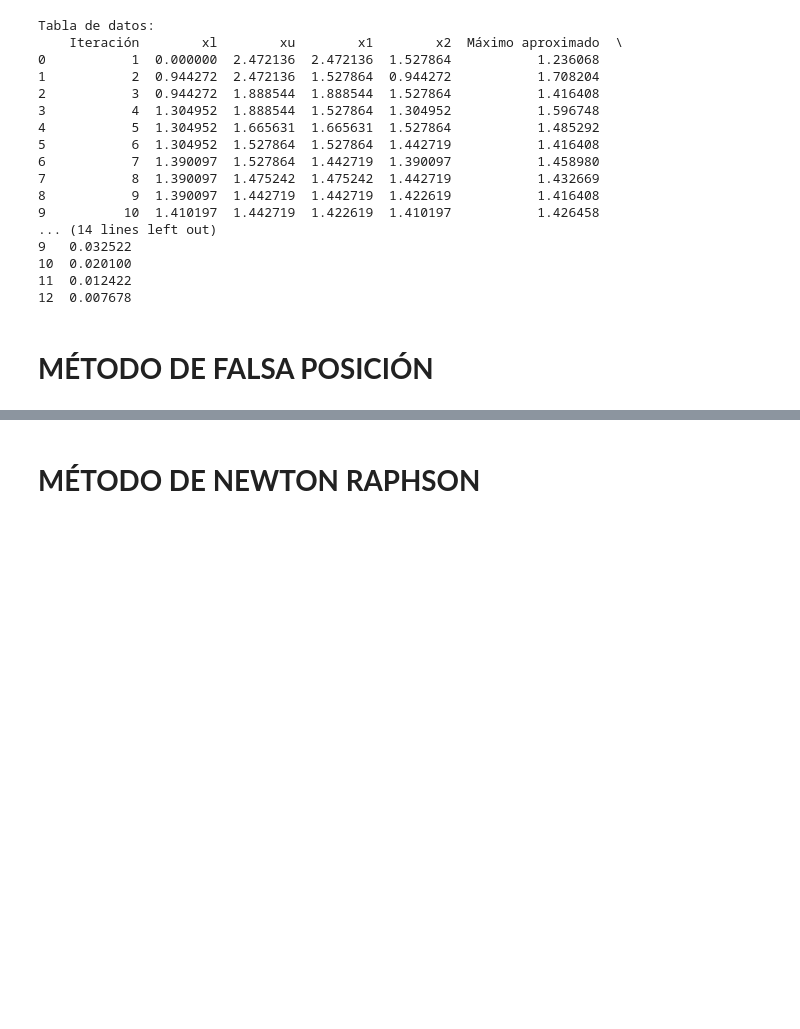
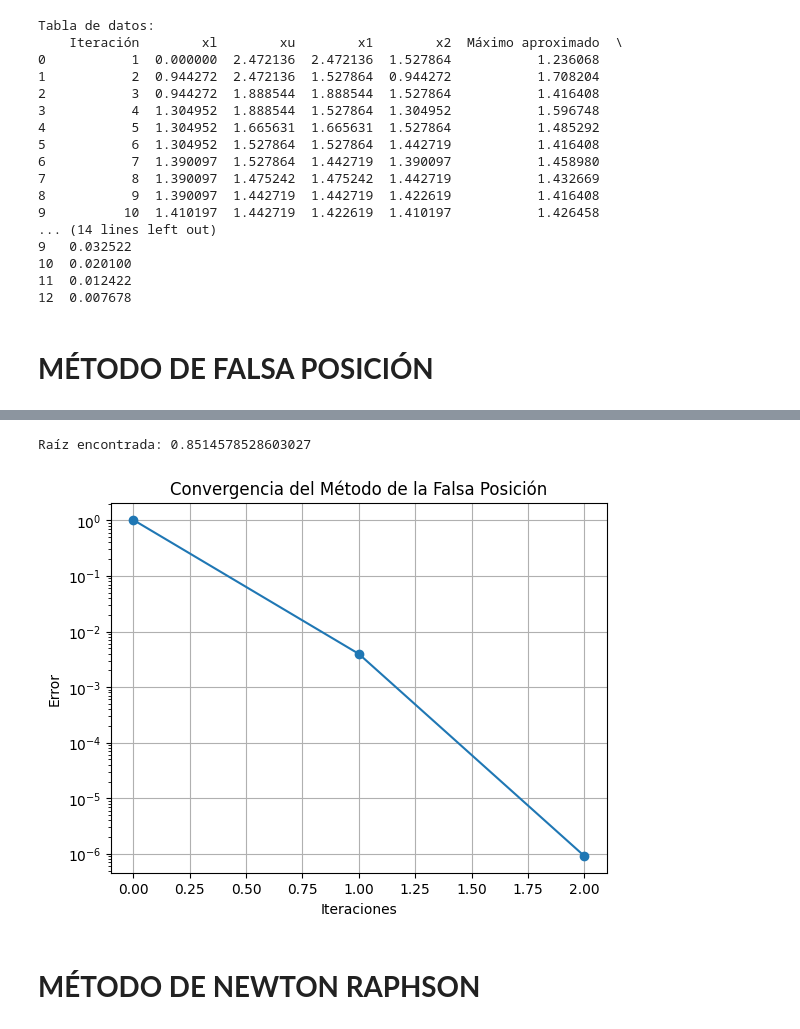
Before and after one commit to danielapavas/Optimizacion, a Jupyter notebook: Metodo_de_bisección.ipynb, the cells around one changed output, grey strips where cells are left out. Drawn from its saved outputs; the diff is of its cells as text; code cells hidden in the pictures; blank space fills up the shorter version.

```diff
--- a/Metodo_de_bisección.ipynb
+++ b/Metodo_de_bisección.ipynb
@@ -414,3 +301,56 @@ Tabla de datos:
+# %%
+def falsa_posicion(a, b, tol, max_iter):
+    iteraciones = []
+    errores = []
+
+    for i in range(max_iter):
+        fa = f(a)
+        fb = f(b)
+        c = (a * fb - b * fa) / (fb - fa)
+
+        iteraciones.append(i)
+        errores.append(abs(f(c)))
+
+        if abs(f(c)) < tol:
+            return c, iteraciones, errores
+
+        if fa * f(c) < 0:
+            b = c
+        else:
+            a = c
+
+    return None, iteraciones, errores
+
+
+def f(x):
+    return 3*x**2 - 120*x +100
+
+
+# Parámetros iniciales
+a = 1.0
+b = 3.0
+tolerancia = 1e-6
+max_iteraciones = 100
+
+# Ejecutar el método de la falsa posición
+raiz, iteraciones, errores = falsa_posicion(a, b, tolerancia, max_iteraciones)
+
+if raiz is not None:
+    print(f"Raíz encontrada: {raiz}")
+else:
+    print("El método no convergió")
+
+# Crear gráfica de errores
+plt.plot(iteraciones, errores, marker='o')
+plt.yscale('log')  # Escala logarítmica en el eje y para visualizar mejor los errores
+plt.xlabel('Iteraciones')
+plt.ylabel('Error')
+plt.title('Convergencia del Método de la Falsa Posición')
+plt.grid(True)
+plt.show()
+# %% [output]
+Raíz encontrada: 0.8514578528603027
+[figure, added]
 # %% [markdown]
 # **MÉTODO DE NEWTON RAPHSON**
 # %%
```
Also changed, not shown: parts of 6 cells of this notebook.
